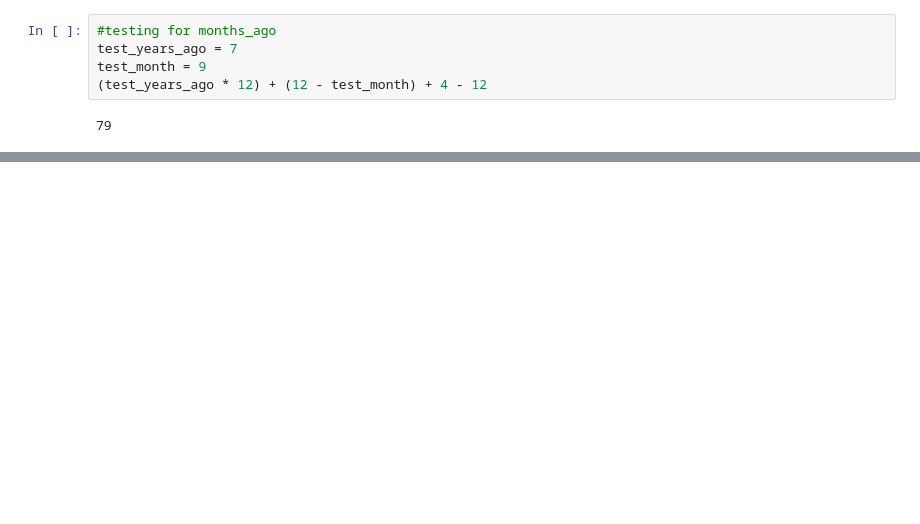
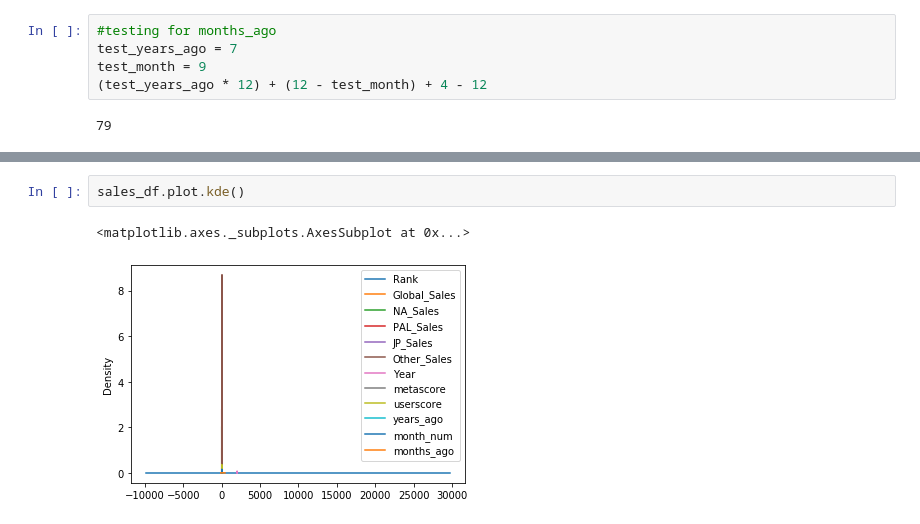
Before and after one commit to JohnTheTripper/game-sales-FIDS, a Jupyter notebook: data_exploration.ipynb, the cells around one changed output, grey strips where cells are left out. Drawn from its saved outputs; the diff is of its cells as text; blank space fills up the shorter version.

```diff
--- a/data_exploration.ipynb
+++ b/data_exploration.ipynb
@@ -277,0 +224,5 @@ dtype: int64
+# %%
+sales_df.plot.kde()
+# %% [output]
+<matplotlib.axes._subplots.AxesSubplot at 0x...>
+[figure, added]
```
Also changed, not shown: parts of 41 cells of this notebook.
